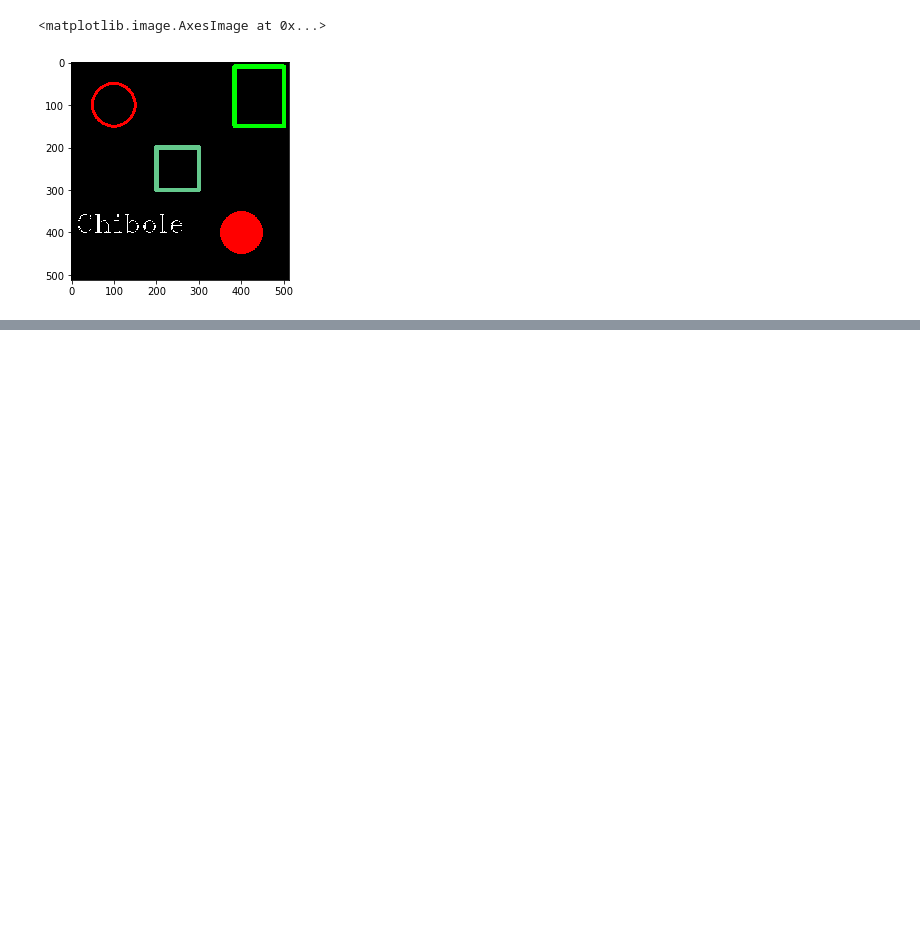
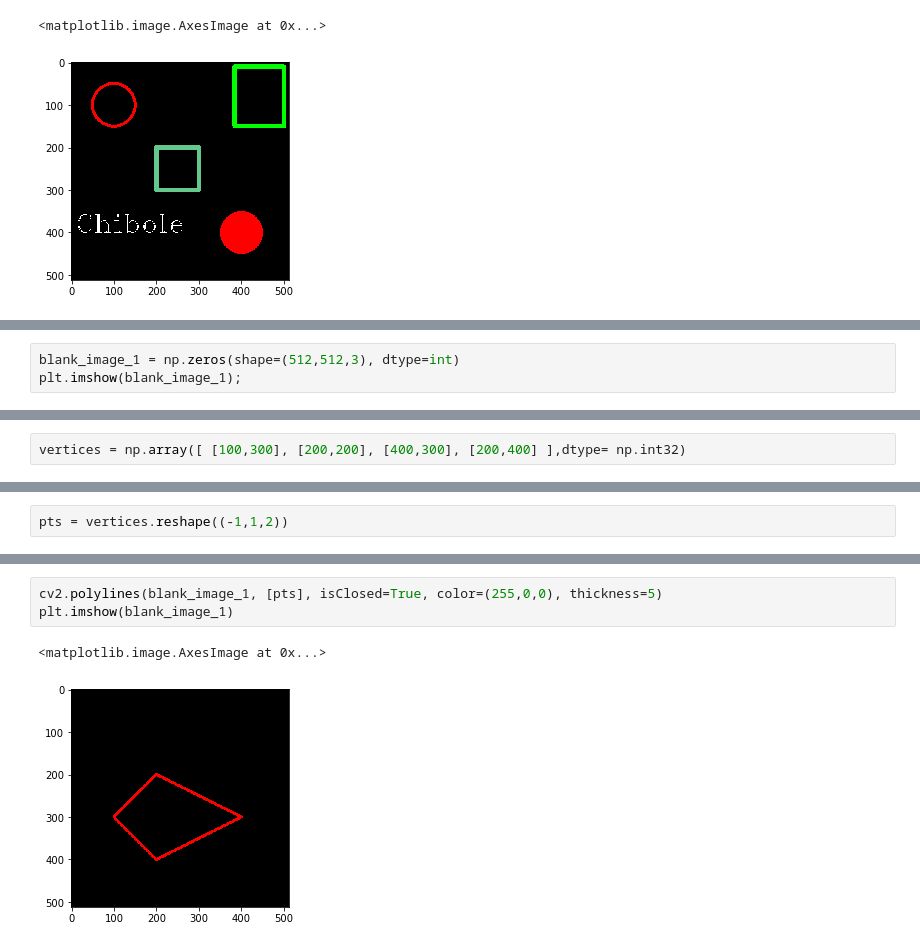
Before and after one commit to Dancan1998/Computer-Vision-Basics, a Jupyter notebook: Drawing_on_images_1.ipynb, the cells around one changed output, grey strips where cells are left out. Drawn from its saved outputs; the diff is of its cells as text; blank space fills up the shorter version.

```diff
--- a/Drawing_on_images_1.ipynb
+++ b/Drawing_on_images_1.ipynb
@@ -51,0 +57,3 @@ plt.imshow(blank_image)
+# %%
+blank_image_1 = np.zeros(shape=(512,512,3), dtype=int)
+plt.imshow(blank_image_1);
@@ -51,0 +62,2 @@ plt.imshow(blank_image)
+# %%
+vertices = np.array([ [100,300], [200,200], [400,300], [200,400] ],dtype= np.int32)
@@ -51,0 +68,2 @@ plt.imshow(blank_image)
+# %%
+pts = vertices.reshape((-1,1,2))
@@ -51,0 +81,6 @@ plt.imshow(blank_image)
+# %%
+cv2.polylines(blank_image_1, [pts], isClosed=True, color=(255,0,0), thickness=5)
+plt.imshow(blank_image_1)
+# %% [output]
+<matplotlib.image.AxesImage at 0x...>
+[figure, added]
```
Also changed, not shown: parts of 6 cells of this notebook.
